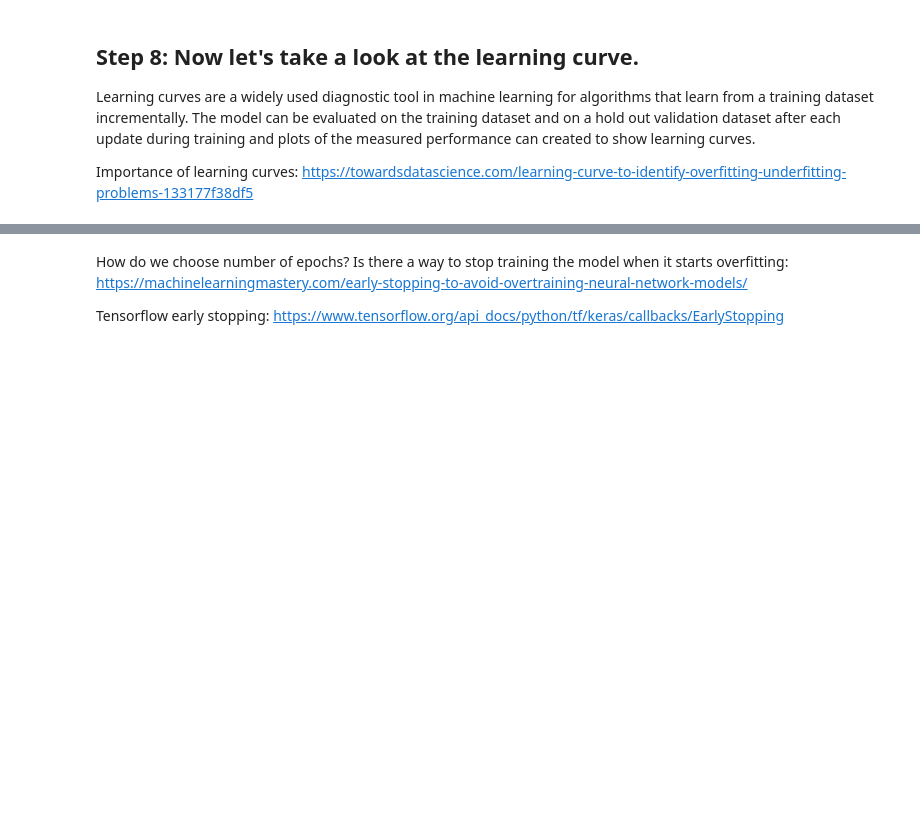
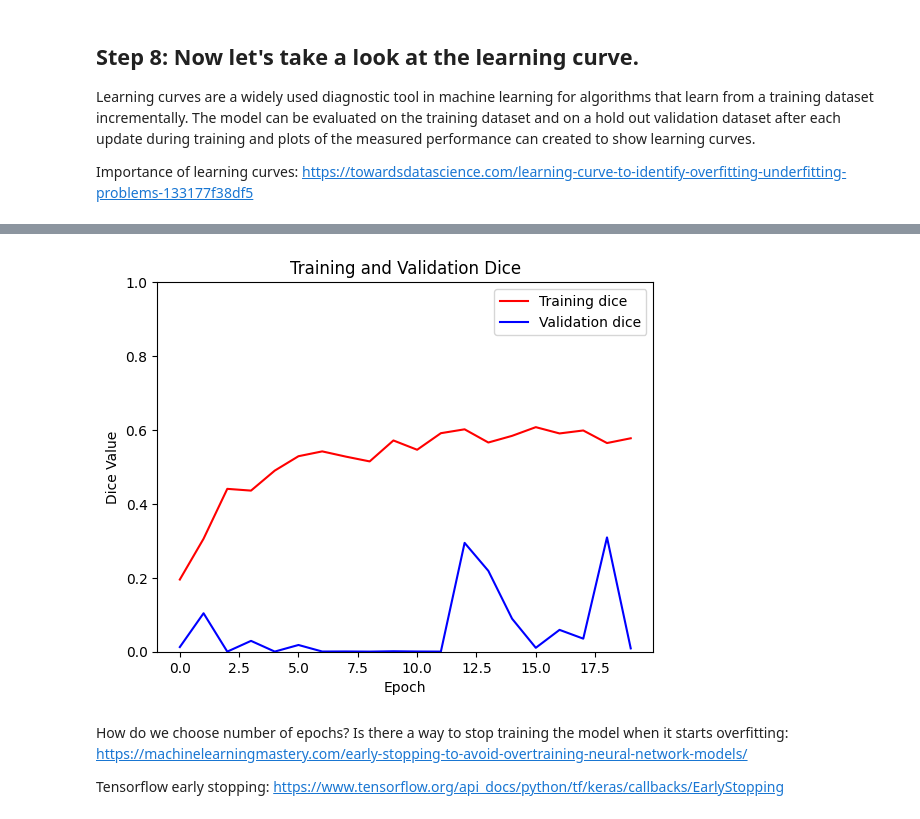
Before and after one commit to bmaravilla/tumor-segmentation, a Jupyter notebook: tumor-segmentation.ipynb, the cells around one changed output, grey strips where cells are left out. Saved outputs shown, nothing was run; the diff lists cells and outputs as text; code cells hidden in the pictures; blank space fills up the shorter version.

Commit message:
Added dice graph & change loss function & added metrics 'accuracy'

```diff
--- a/tumor-segmentation.ipynb
+++ b/tumor-segmentation.ipynb
@@ -415,7 +439,7 @@ def get_unet(input_shape=(None, None, 1),
     classify = Conv2D(1, (1, 1), activation='sigmoid')(up1)
 
     model = Model(inputs=inputs, outputs=classify)
-    model.compile(optimizer=Adam(learning_rate=0.001), loss=[jacard_coef_loss,dice_coef_loss], metrics=[dice_coef, jacard_coef])
+    model.compile(optimizer=Adam(learning_rate=0.001), loss=[jacard_coef_loss,dice_coef_loss], metrics=['accuracy',dice_coef, jacard_coef])
     return model
 
 model = get_unet()
@@ -621,3 +669,18 @@ plt.show()
+# %%
+dice = model_history.history['dice_coef']
+val_dice = model_history.history['val_dice_coef']
+
+plt.figure()
+plt.plot(model_history.epoch, dice, 'r', label='Training dice')
+plt.plot(model_history.epoch, val_dice,'b', label='Validation dice')
+plt.title('Training and Validation Dice')
+plt.xlabel('Epoch')
+plt.ylabel('Dice Value')
+plt.ylim([0, 1])
+plt.legend()
+plt.show()
+# %% [output]
+[figure, added]
 # %% [markdown]
 How do we choose number of epochs? Is there a way to stop training the model when it starts overfitting: https://machinelearningmastery.com/early-stopping-to-avoid-overtraining-neural-network-models/
 
```
Also changed, not shown: parts of 19 cells of this notebook.
